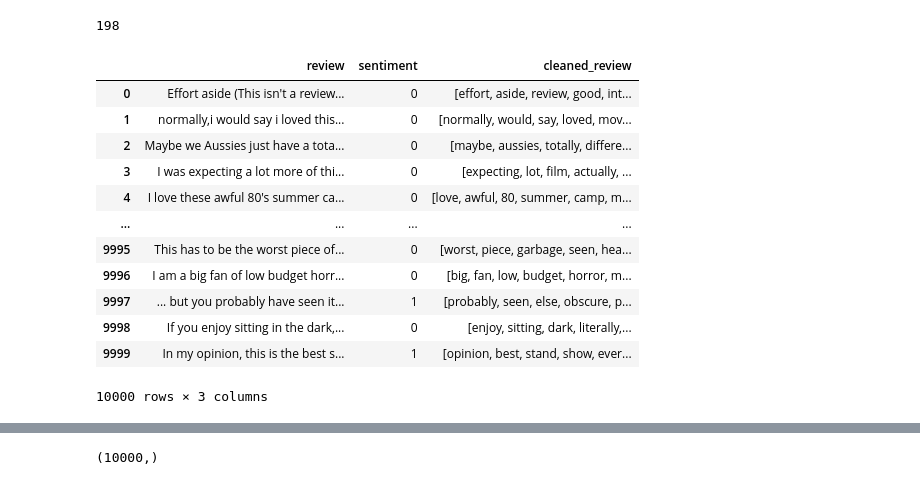
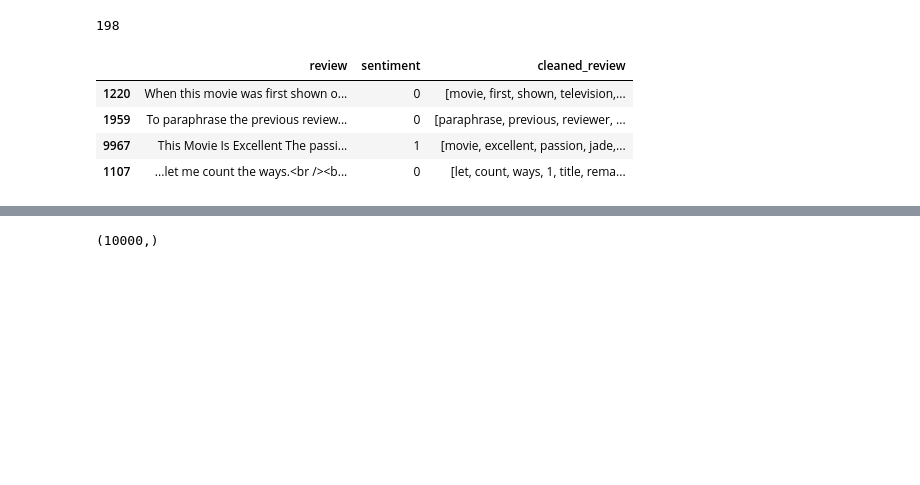
Before and after one commit to GautamKr2/Machine_Learning, a Jupyter notebook: Naive_Bayes/sentiment_analysis.ipynb, the cells around one changed output, grey strips where cells are left out. Saved outputs shown, nothing was run; the diff lists cells and outputs as text; code cells hidden in the pictures; blank space fills up the shorter version.

```diff
--- a/Naive_Bayes/sentiment_analysis.ipynb
+++ b/Naive_Bayes/sentiment_analysis.ipynb
@@ -148,21 +149,13 @@ def remove_stopwords(text):
 # %%
 df['cleaned_review'] = df['cleaned_review'].apply(remove_stopwords)
 # %%
-df
+df.sample(4)
 # %% [output]
 |  | review | sentiment | cleaned_review |
-| 0 | Effort aside (This isn't a review... | 0 | [effort, aside, review, good, int... |
-| 1 | normally,i would say i loved this... | 0 | [normally, would, say, loved, mov... |
-| 2 | Maybe we Aussies just have a tota... | 0 | [maybe, aussies, totally, differe... |
-| 3 | I was expecting a lot more of thi... | 0 | [expecting, lot, film, actually, ... |
-| 4 | I love these awful 80's summer ca... | 0 | [love, awful, 80, summer, camp, m... |
-| ... | ... | ... | ... |
-| 9995 | This has to be the worst piece of... | 0 | [worst, piece, garbage, seen, hea... |
-| 9996 | I am a big fan of low budget horr... | 0 | [big, fan, low, budget, horror, m... |
-| 9997 | ... but you probably have seen it... | 1 | [probably, seen, else, obscure, p... |
-| 9998 | If you enjoy sitting in the dark,... | 0 | [enjoy, sitting, dark, literally,... |
-| 9999 | In my opinion, this is the best s... | 1 | [opinion, best, stand, show, ever... |
+| 1220 | When this movie was first shown o... | 0 | [movie, first, shown, television,... |
+| 1959 | To paraphrase the previous review... | 0 | [paraphrase, previous, reviewer, ... |
+| 9967 | This Movie Is Excellent The passi... | 1 | [movie, excellent, passion, jade,... |
+| 1107 | ...let me count the ways.<br /><b... | 0 | [let, count, ways, 1, title, rema... |
-10000 rows × 3 columns
 # %%
 from nltk.stem.porter import PorterStemmer
 # %%
```
Also changed, not shown: parts of 28 cells of this notebook.
